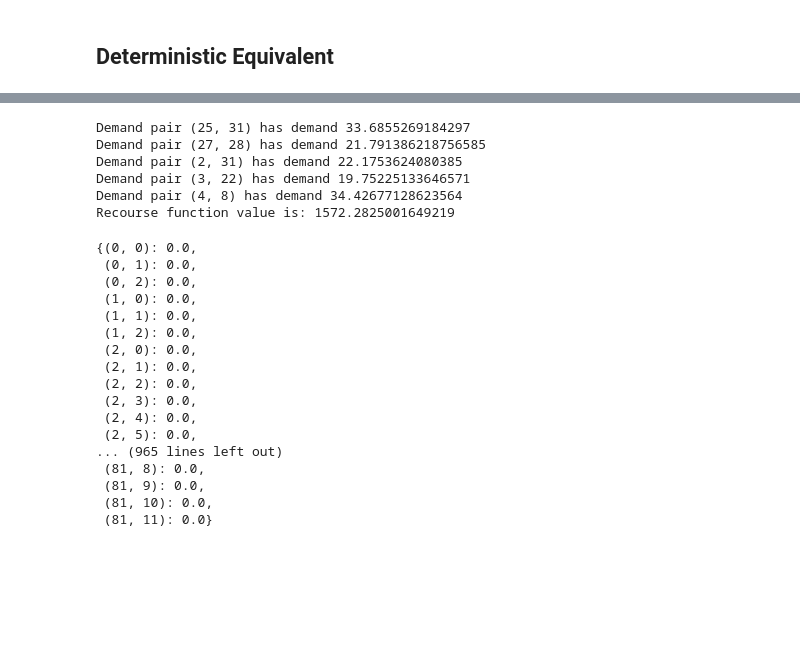
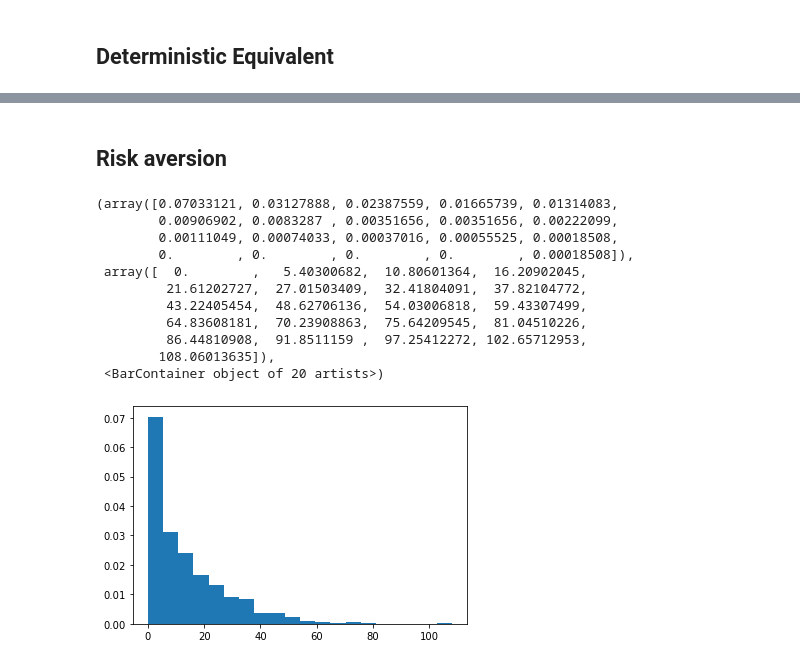
Before and after one commit to GeorgiosAliatimis/Stochastic_Optimization, a Jupyter notebook: TNP Group Task.ipynb, the cells around one changed output, grey strips where cells are left out. Cells and saved outputs as stored; diff of their text form; code cells hidden in the pictures; blank space fills up the shorter version.

```diff
--- a/TNP Group Task.ipynb
+++ b/TNP Group Task.ipynb
@@ -249,45 +257,23 @@ plt.errorbar(n_vals,optimality_Gaps)
-# %%
-# Example usage
-
-## Sample scenario
-np.random.seed(1)
-N=1
-scen = sample_scenarios(N, demand_mean)[0]
-
-for i in range(5):
-    print("Demand pair", demand_pairs[i], "has demand", scen[i])
-
-
-# Construct a first stage solution : no increase in capacity for any link
-x = [0 for i in range(len(edges))]
-
-# Solve recourse problem
-opt_val, opt_flows = solve_tnp_recourse(edges, x, e, demand_pairs, routes, scen)
-print("Recourse function value is:", opt_val)
-# %% [output]
-Demand pair (25, 31) has demand 33.6855269184297
-Demand pair (27, 28) has demand 21.791386218756585
-Demand pair (2, 31) has demand 22.1753624080385
-Demand pair (3, 22) has demand 19.75225133646571
-Demand pair (4, 8) has demand 34.42677128623564
-Recourse function value is: 1572.2825001649219
-# %%
-opt_flows
-# %% [output]
-{(0, 0): 0.0,
- (0, 1): 0.0,
- (0, 2): 0.0,
- (1, 0): 0.0,
- (1, 1): 0.0,
- (1, 2): 0.0,
- (2, 0): 0.0,
- (2, 1): 0.0,
- (2, 2): 0.0,
- (2, 3): 0.0,
- (2, 4): 0.0,
- (2, 5): 0.0,
-... (965 lines left out)
- (81, 8): 0.0,
- (81, 9): 0.0,
- (81, 10): 0.0,
- (81, 11): 0.0}
+# %% [markdown]
+## Risk aversion
+# %%
+np.random.seed(1)
+N = 1000
+sample_scens = sample_scenarios_antithetical(N,demand_mean)
+opt_vals = np.zeros(N)
+for i in range(N):
+    opt_vals[i], _ = solve_tnp_recourse(edges, x_tilde, e, demand_pairs, routes, sample_scens[i])
+plt.hist(opt_vals,density=True,bins=20)
+# %% [output]
+(array([0.07033121, 0.03127888, 0.02387559, 0.01665739, 0.01314083,
+        0.00906902, 0.0083287 , 0.00351656, 0.00351656, 0.00222099,
+        0.00111049, 0.00074033, 0.00037016, 0.00055525, 0.00018508,
+        0.        , 0.        , 0.        , 0.        , 0.00018508]),
+ array([  0.        ,   5.40300682,  10.80601364,  16.20902045,
+         21.61202727,  27.01503409,  32.41804091,  37.82104772,
+         43.22405454,  48.62706136,  54.03006818,  59.43307499,
+         64.83608181,  70.23908863,  75.64209545,  81.04510226,
+         86.44810908,  91.8511159 ,  97.25412272, 102.65712953,
+        108.06013635]),
+ <BarContainer object of 20 artists>)
+[figure, added]
```
Also changed, not shown: parts of 18 cells of this notebook.
